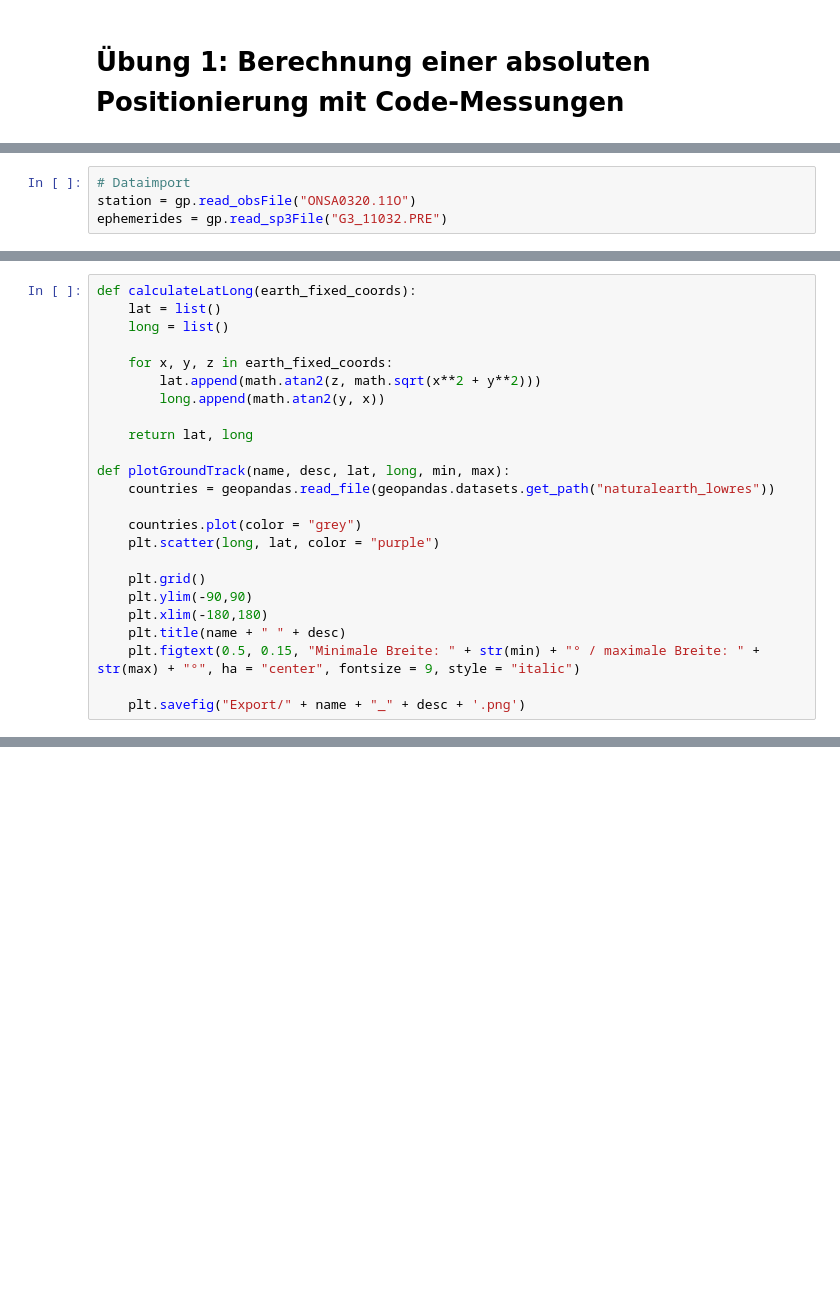
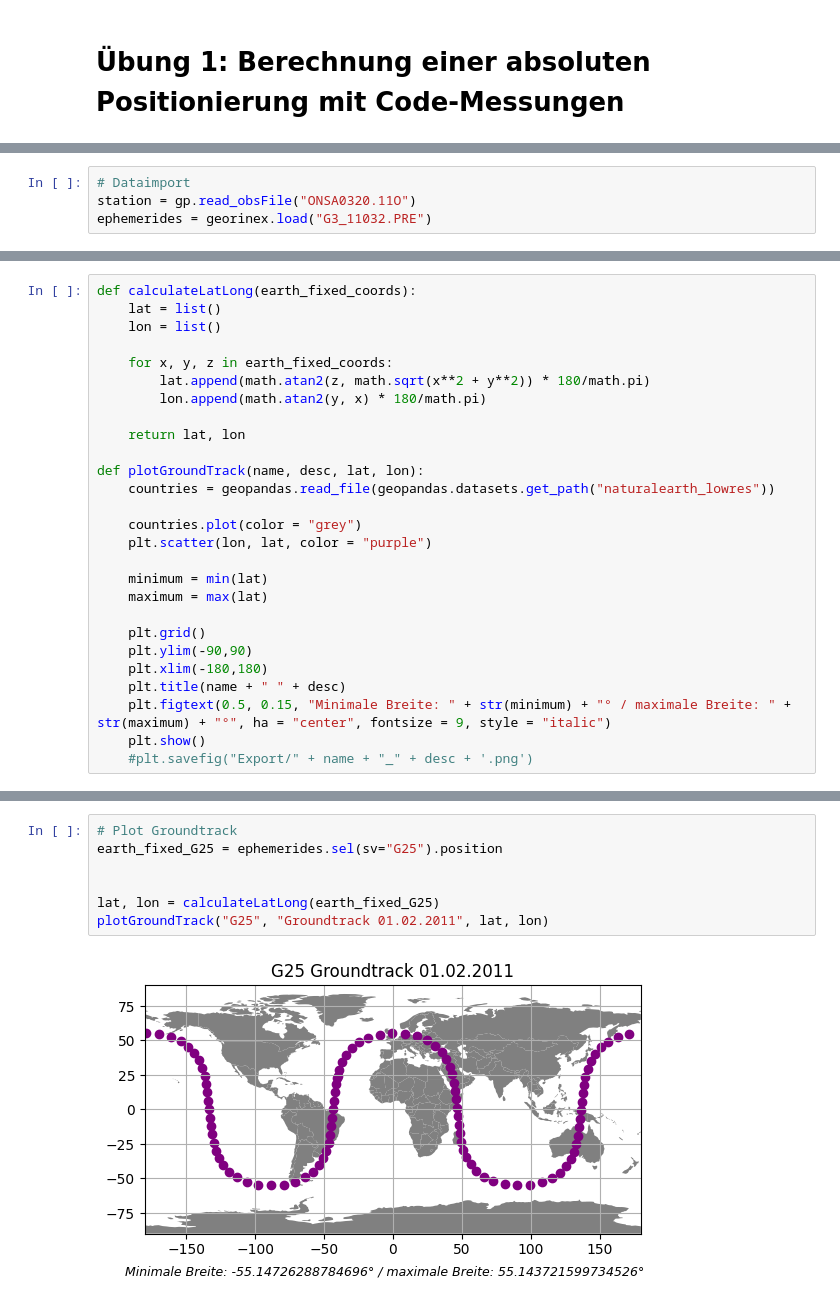
Before and after one commit to d33pk3rn3l/GNSS22, a Jupyter notebook: ex_01.ipynb, the cells around one changed output, grey strips where cells are left out. Drawn from its saved outputs; the diff is of its cells as text; blank space fills up the shorter version.

Commit message:
groundtrack implemented

```diff
--- a/ex_01.ipynb
+++ b/ex_01.ipynb
@@ -17,7 +17,7 @@ ModuleNotFoundError: No module named 'geopandas'
 # %%
 # Dataimport
 station = gp.read_obsFile("ONSA0320.11O")
-ephemerides = gp.read_sp3File("G3_11032.PRE")
+ephemerides = georinex.load("G3_11032.PRE")
 # %% [output]
 ONSA0320.11O exist in working directory | Reading...
 Line 19 :                             4  4
@@ -40,24 +39,27 @@ IndexError: list index out of range
 # %%
 def calculateLatLong(earth_fixed_coords):
     lat = list()
-    long = list()
+    lon = list()
 
     for x, y, z in earth_fixed_coords:
-        lat.append(math.atan2(z, math.sqrt(x**2 + y**2)))
-        long.append(math.atan2(y, x))
+        lat.append(math.atan2(z, math.sqrt(x**2 + y**2)) * 180/math.pi)
+        lon.append(math.atan2(y, x) * 180/math.pi)
 
-    return lat, long
+    return lat, lon
 
-def plotGroundTrack(name, desc, lat, long, min, max):
+def plotGroundTrack(name, desc, lat, lon):
     countries = geopandas.read_file(geopandas.datasets.get_path("naturalearth_lowres"))
 
     countries.plot(color = "grey")
-    plt.scatter(long, lat, color = "purple")
+    plt.scatter(lon, lat, color = "purple")
+
+    minimum = min(lat)
+    maximum = max(lat)
 
     plt.grid()
     plt.ylim(-90,90)
     plt.xlim(-180,180)
     plt.title(name + " " + desc)
-    plt.figtext(0.5, 0.15, "Minimale Breite: " + str(min) + "° / maximale Breite: " + str(max) + "°", ha = "center", fontsize = 9, style = "italic")
-
-    plt.savefig("Export/" + name + "_" + desc + '.png')
+    plt.figtext(0.5, 0.15, "Minimale Breite: " + str(minimum) + "° / maximale Breite: " + str(maximum) + "°", ha = "center", fontsize = 9, style = "italic")
+    plt.show()
+    #plt.savefig("Export/" + name + "_" + desc + '.png')
@@ -80,0 +66,9 @@ station.observation
+# %%
+# Plot Groundtrack
+earth_fixed_G25 = ephemerides.sel(sv="G25").position
+
+
+lat, lon = calculateLatLong(earth_fixed_G25)
+plotGroundTrack("G25", "Groundtrack 01.02.2011", lat, lon)
+# %% [output]
+[figure, added]
```
Also changed, not shown: parts of 3 cells of this notebook.
